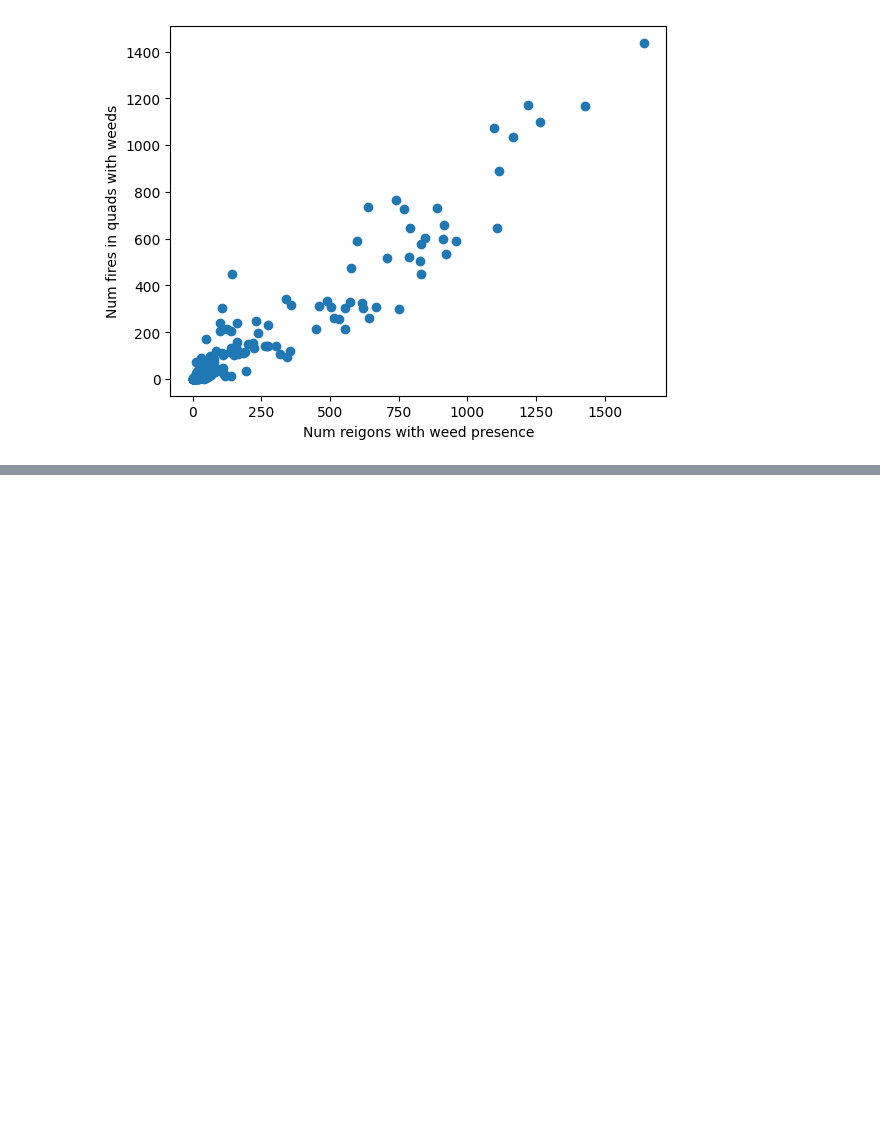
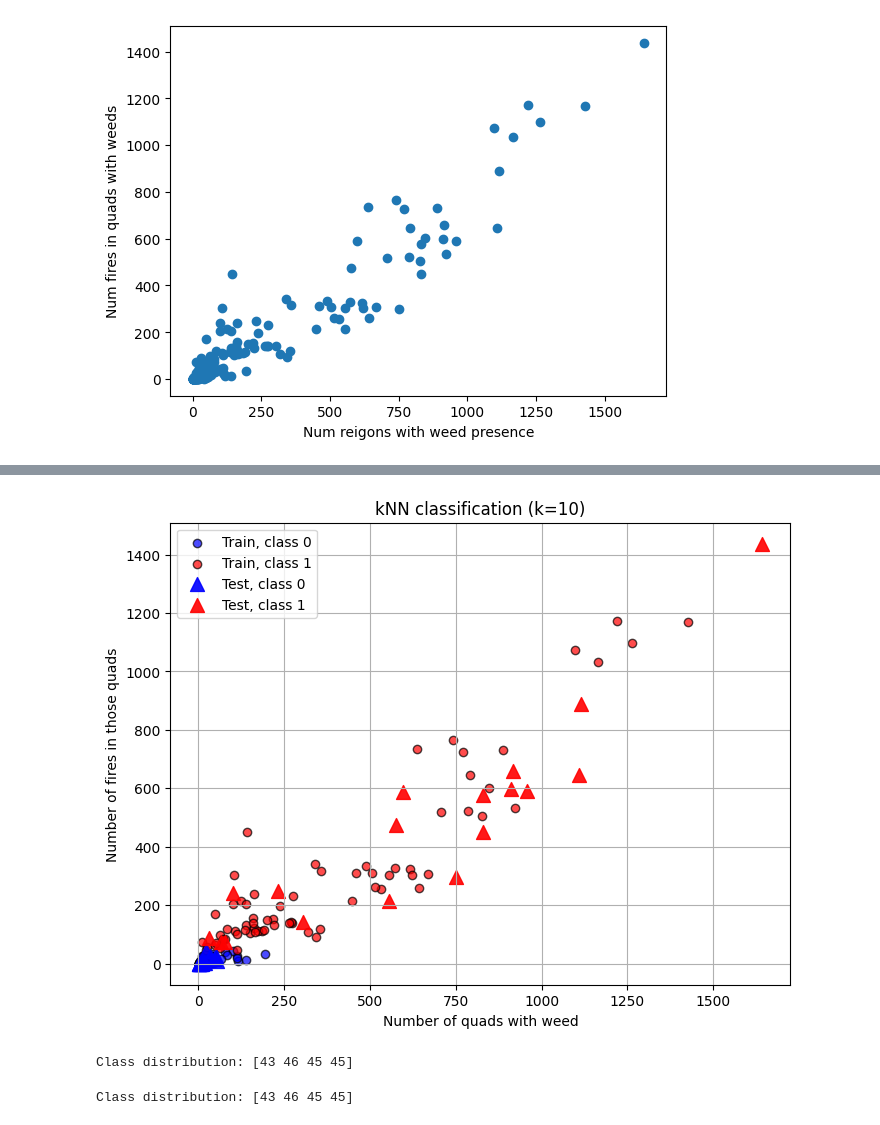
Before and after one commit to Ljosha/Fire_Plants, a Jupyter notebook: test_shapefile.ipynb, the cells around one changed output, grey strips where cells are left out. Drawn from its saved outputs; the diff is of its cells as text; code cells hidden in the pictures; blank space fills up the shorter version.

```diff
--- a/test_shapefile.ipynb
+++ b/test_shapefile.ipynb
@@ -113,0 +196,80 @@ plt.show()
+# %%
+plt.figure(figsize=(8,6))
+
+# Plot TRAINING points, class 0 and 1
+for cl, marker in [(0,'o'), (1,'o')]:
+    sel = (y_train == cl)
+    plt.scatter(
+        X_train[sel,0], X_train[sel,1],
+        c=['blue','red'][cl],            # blue for 0, red for 1
+        marker=marker,
+        label=f"Train, class {cl}",
+        edgecolor='k', alpha=0.7
+    )
+
+# Plot TEST points, class 0 and 1
+for cl, marker in [(0,'^'), (1,'^')]:
+    sel = (y_pred == cl)
+    plt.scatter(
+        X_test[sel,0], X_test[sel,1],
+        c=['blue','red'][cl],
+        marker=marker,
+        s=100,
+        label=f"Test, class {cl}",
+        alpha=0.9
+    )
+
+plt.xlabel("Number of quads with weed")
+plt.ylabel("Number of fires in those quads")
+plt.title(f"kNN classification (k={k})")
+plt.legend()
+plt.grid(True)
+plt.show()
+# %% [output]
+[figure, added]
+# %%
+# 7) Define a 4-class label by quartiles of fire_counts
+# ───────────────────────────────────────────────
+import numpy as np
+
+# compute the 25th, 50th, and 75th percentiles
+q1, q2, q3 = np.percentile(fire_counts, [25, 50, 75])
+
+# digitize into 4 bins:
+#  0 if fire_counts <= q1
+#  1 if q1 < fire_counts <= q2
+#  2 if q2 < fire_counts <= q3
+#  3 if fire_counts > q3
+y4 = np.digitize(fire_counts, bins=[q1, q2, q3])
+
+# now y4 is an array of 0,1,2,3
+print("Class distribution:", np.bincount(y4))
+X = np.column_stack((region_counts, fire_counts))
+y = y4        # <-- use 4-class labels now
+
+# train/test split
+split = int(0.8 * len(X))
+X_train, X_test = X[:split], X[split:]
+y_train, y_test = y[:split], y[split:]
+# %% [output]
+Class distribution: [43 46 45 45]
+# %%
+# ───────────────────────────────────────────────
+# 7) Define a 4-class label by quartiles of fire_counts
+# ───────────────────────────────────────────────
+import numpy as np
+
+# compute the 25th, 50th, and 75th percentiles
+q1, q2, q3 = np.percentile(fire_counts, [25, 50, 75])
+
+# digitize into 4 bins:
+#  0 if fire_counts <= q1
+#  1 if q1 < fire_counts <= q2
+#  2 if q2 < fire_counts <= q3
+#  3 if fire_counts > q3
+y4 = np.digitize(fire_counts, bins=[q1, q2, q3])
+
+# now y4 is an array of 0,1,2,3
+print("Class distribution:", np.bincount(y4))
+# %% [output]
+Class distribution: [43 46 45 45]
```
Also changed, not shown: parts of 5 cells of this notebook.
